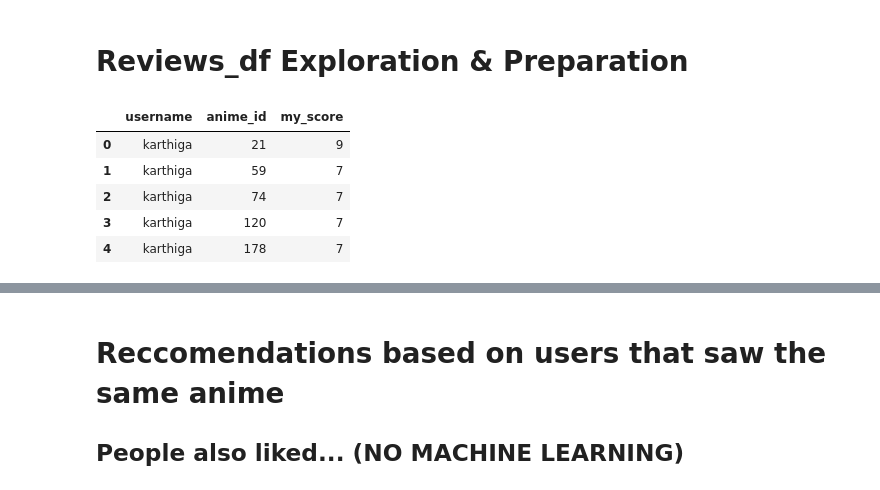
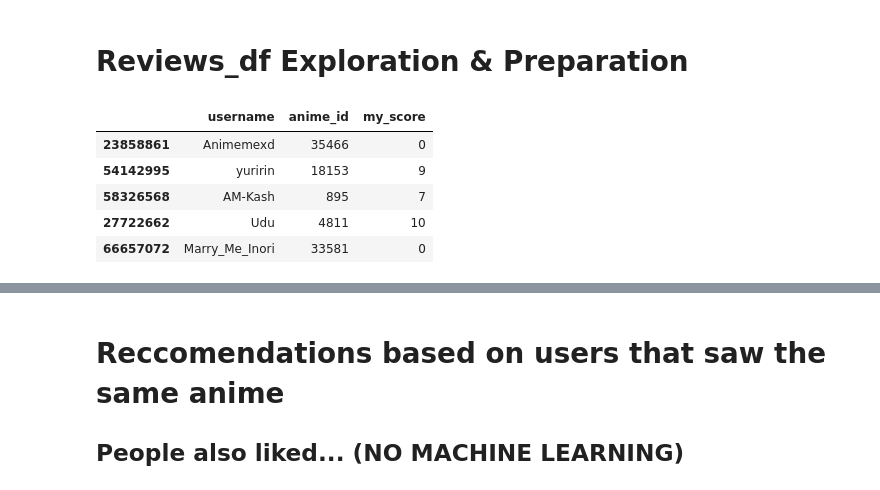
Before and after one commit to RicardoLuisAraujo/Anime_recommender, a Jupyter notebook: notebooks/baseline.ipynb, the cells around one changed output, grey strips where cells are left out. Drawn from its saved outputs; the diff is of its cells as text; code cells hidden in the pictures.

```diff
--- a/notebooks/baseline.ipynb
+++ b/notebooks/baseline.ipynb
@@ -345,15 +220,15 @@ Name: stats_mean_score, dtype: float64
 # %% [markdown]
 # Reviews_df Exploration & Preparation
 # %%
-reviews_df = reviews_df.head(10000000)
+reviews_df = reviews_df.sample(frac=1).head(10000000)
 reviews_df.head()
 # %% [output]
 |  | username | anime_id | my_score |
-| 0 | karthiga | 21 | 9 |
-| 1 | karthiga | 59 | 7 |
-| 2 | karthiga | 74 | 7 |
-| 3 | karthiga | 120 | 7 |
-| 4 | karthiga | 178 | 7 |
+| 23858861 | Animemexd | 35466 | 0 |
+| 54142995 | yuririn | 18153 | 9 |
+| 58326568 | AM-Kash | 895 | 7 |
+| 27722662 | Udu | 4811 | 10 |
+| 66657072 | Marry_Me_Inori | 33581 | 0 |
 # %%
 all_df = pd.merge(reviews_df, animes_df[['anime_id', 'title']], how='left', on='anime_id')
 all_df.head()
```
Also changed, not shown: parts of 39 cells of this notebook, 3 other files.
